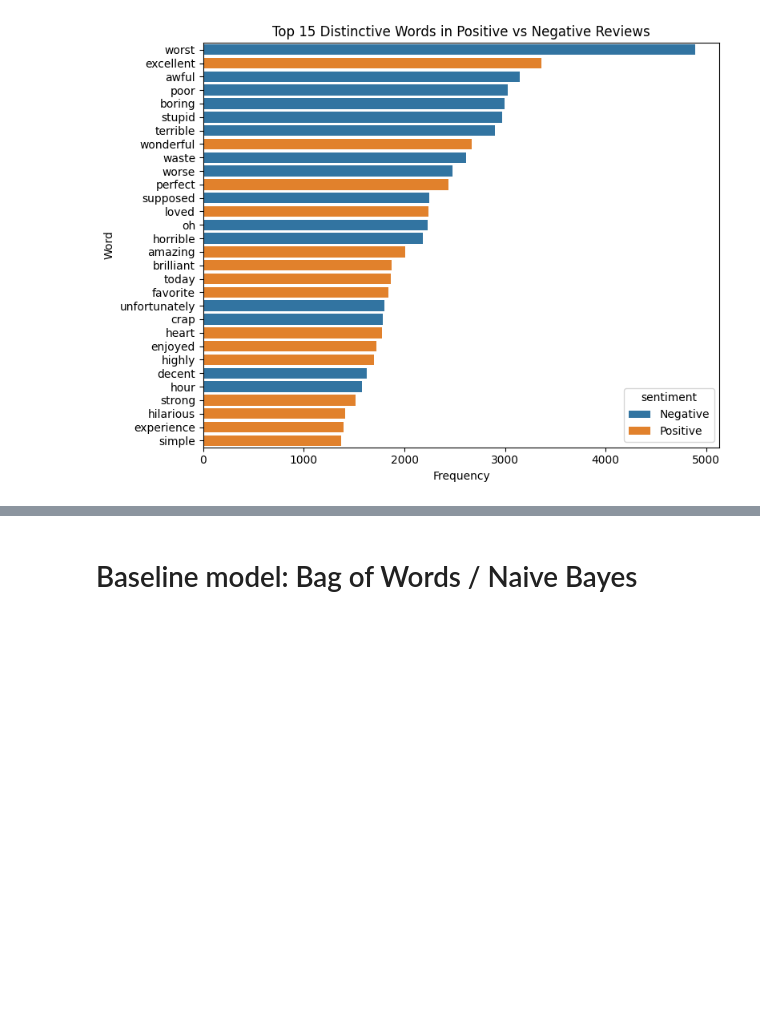
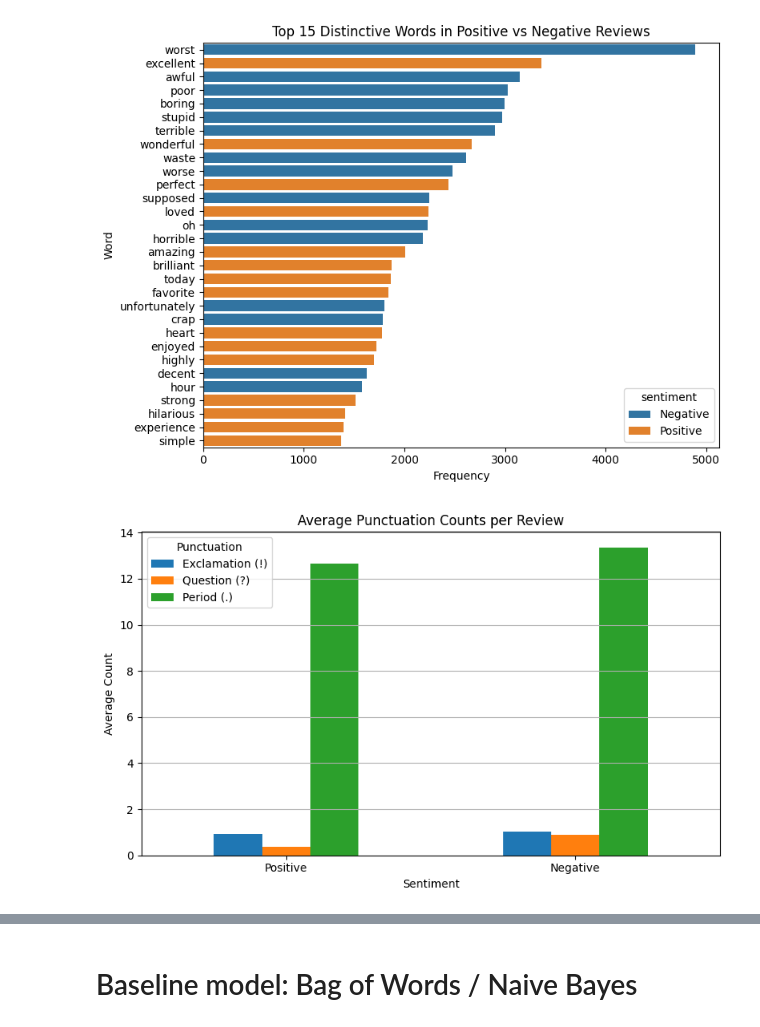
Before and after one commit to mmcphie04/nlp-sentiment-analysis, a Jupyter notebook: milestone3.ipynb, the cells around one changed output, grey strips where cells are left out. Saved outputs shown, nothing was run; the diff lists cells and outputs as text; code cells hidden in the pictures; blank space fills up the shorter version.

```diff
--- a/milestone3.ipynb
+++ b/milestone3.ipynb
@@ -212,3 +212,39 @@ plt.tight_layout()
 plt.show()
 # %% [output]
 [figure]
+# %%
+def count_punctuations(reviews):
+    exclamation_counts = reviews.str.count('!')
+    question_counts = reviews.str.count(r'\?')
+    period_counts = reviews.str.count(r'\.')
+    return {
+        'Exclamation (!)': exclamation_counts.mean(),
+        'Question (?)': question_counts.mean(),
+        'Period (.)': period_counts.mean()
+    }
+
+# Count for positive and negative
+positive_punct = count_punctuations(positive_reviews)
+negative_punct = count_punctuations(negative_reviews)
+
+# Combine into a DataFrame for easy plotting
+punct_df = pd.DataFrame({
+    'Positive': positive_punct,
+    'Negative': negative_punct
+})
+
+# Transpose for better plotting
+punct_df = punct_df.T
+
+# Plot
+punct_df.plot(kind='bar', figsize=(8, 5))
+plt.title('Average Punctuation Counts per Review')
+plt.ylabel('Average Count')
+plt.xlabel('Sentiment')
+plt.xticks(rotation=0)
+plt.grid(axis='y')
+plt.legend(title='Punctuation')
+plt.tight_layout()
+plt.show()
+# %% [output]
+[figure, added]
```
Also changed, not shown: parts of 1 cell of this notebook.
